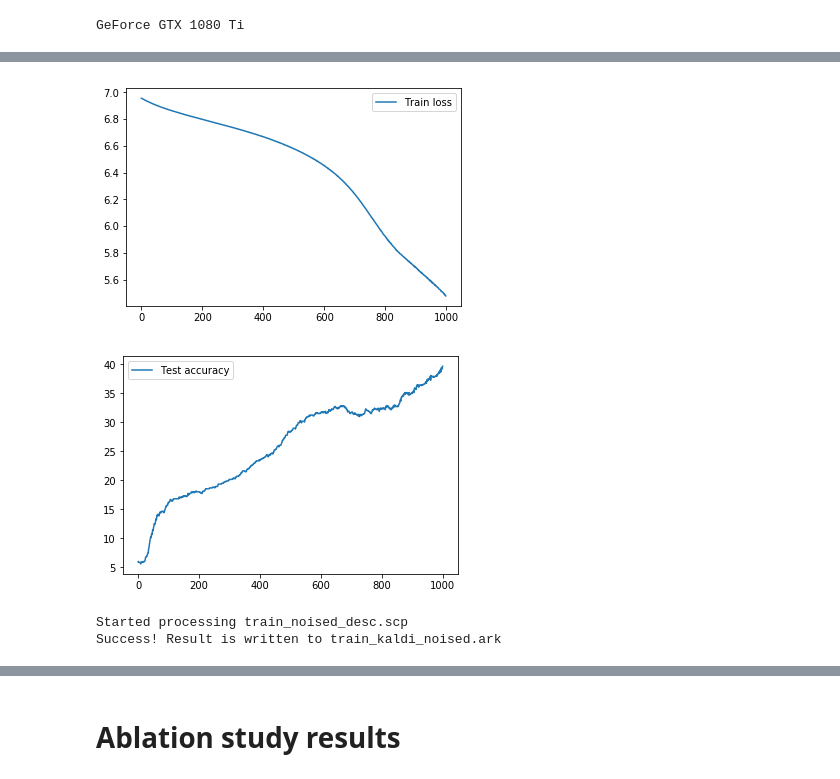
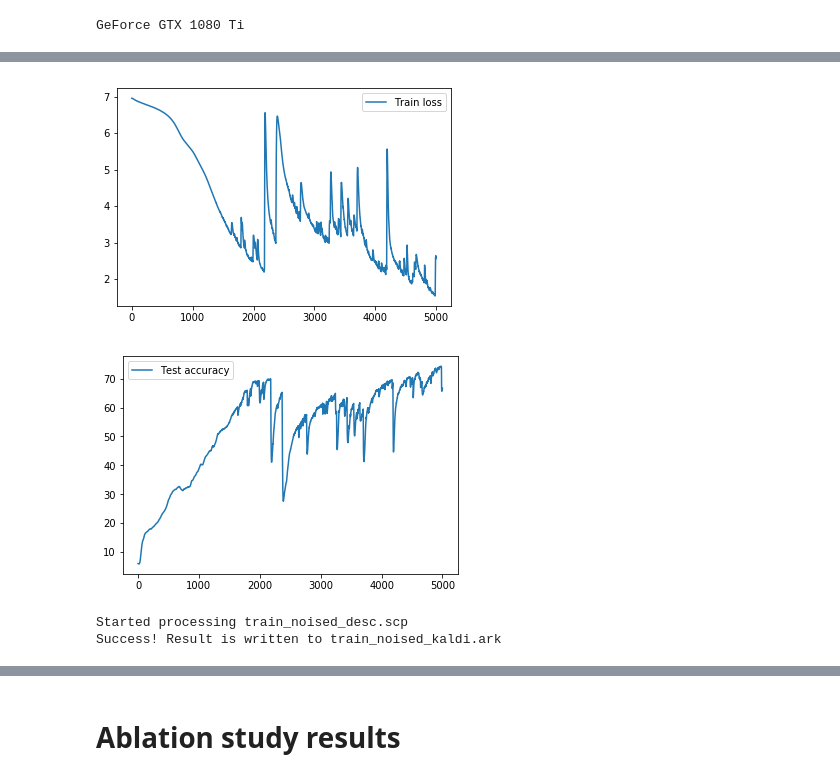
Before and after one commit to niksaz/speech-ml-2019, a Jupyter notebook: 3/speaker_recognition.ipynb, the cells around one changed output, grey strips where cells are left out. Drawn from its saved outputs; the diff is of its cells as text; code cells hidden in the pictures.

```diff
--- a/3/speaker_recognition.ipynb
+++ b/3/speaker_recognition.ipynb
@@ -163,7 +161,7 @@ def pack_feature_class_lists(features, classes, ids):
     return inputs, lengths, targets
 
 def train_lstm(train_features, train_classes, test_features, test_classes):
-    EPOCHS = 1000
+    EPOCHS = 5000
     BATCH_SIZE = 1024
     HIDDEN_DIM = 64
 
@@ -214,14 +214,23 @@ train_kaldi_losses, test_kaldi_accuracies = train_lstm(
+# %%
+def smooth(scalars, weight=0.9):
+    last = scalars[0]
+    smoothed = list()
+    for point in scalars:
+        smoothed_val = last * weight + (1 - weight) * point
+        smoothed.append(smoothed_val)
+        last = smoothed_val
+    return smoothed
 # %%
-plt.plot(range(len(train_kaldi_losses)), train_kaldi_losses)
+plt.plot(range(len(train_kaldi_losses)), smooth(train_kaldi_losses))
 plt.legend(['Train loss'])
 plt.show()
 
-plt.plot(range(len(test_kaldi_accuracies)), test_kaldi_accuracies)
+plt.plot(range(len(test_kaldi_accuracies)), smooth(test_kaldi_accuracies))
 plt.legend(['Test accuracy'])
 plt.show()
 # %% [output]
-[figure, old version]
+[figure, new version]
-[figure, old version]
+[figure, new version]
 # %%
 noised_wav_dir = os.path.join('VCTK-Corpus', 'noised')
 assert os.path.exists(noised_wav_dir)
@@ -235,12 +244,12 @@ for train_wav_path in train_wav_paths:
 train_noised_desc_path = 'train_noised_desc.scp'
 write_descriptor(train_noised_paths, train_noised_desc_path)
 # %%
-train_kaldi_noised_path = 'train_kaldi_noised.ark'
+train_kaldi_noised_path = 'train_noised_kaldi.ark'
 compute_kaldi_features(train_noised_desc_path, train_kaldi_noised_path)
 train_noised_features = read_features(train_kaldi_noised_path)
 # %% [output]
 Started processing train_noised_desc.scp
-Success! Result is written to train_kaldi_noised.ark
+Success! Result is written to train_noised_kaldi.ark
 # %%
 AUTO_HID = 13
 
```
Also changed, not shown: parts of 12 cells of this notebook.
